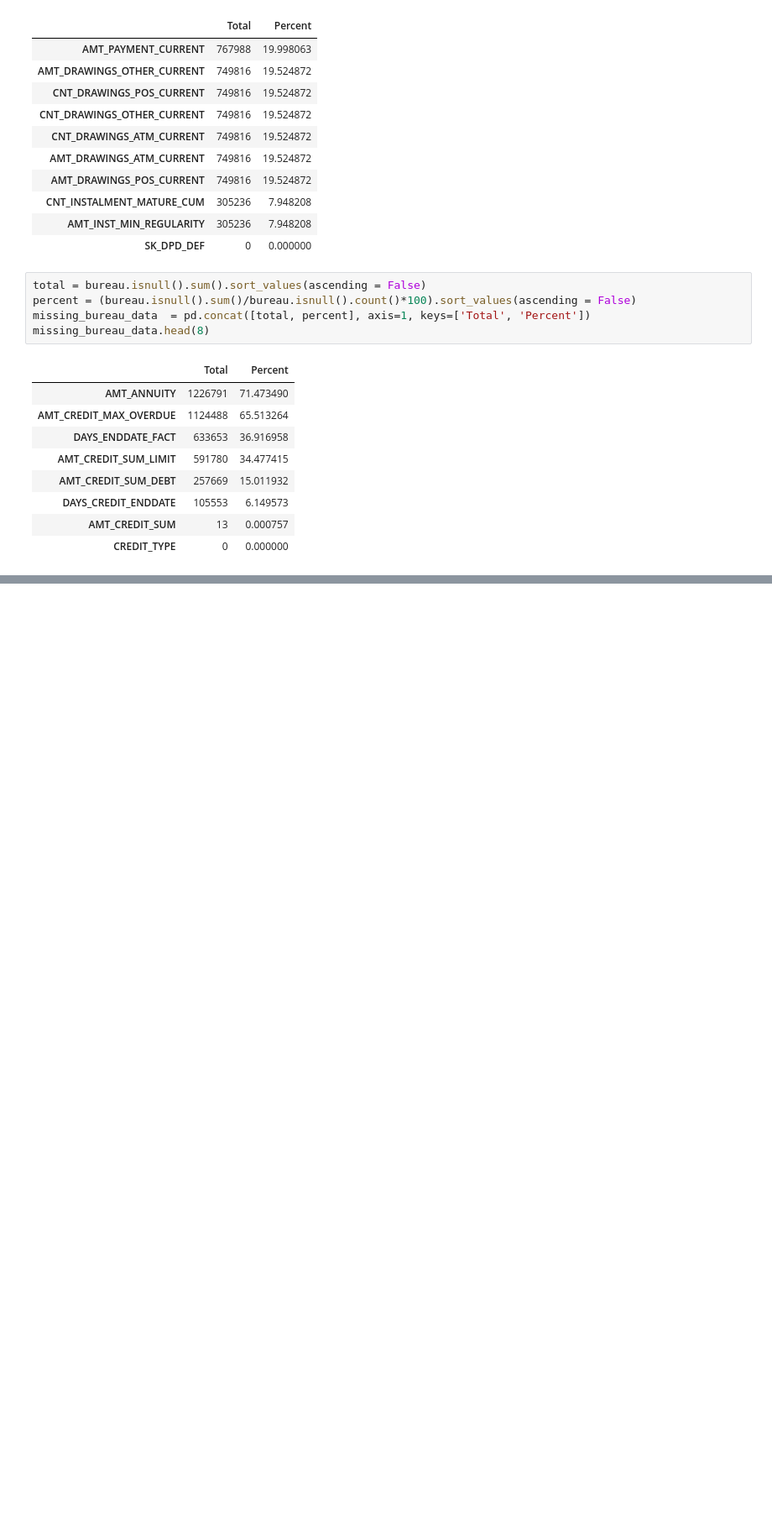
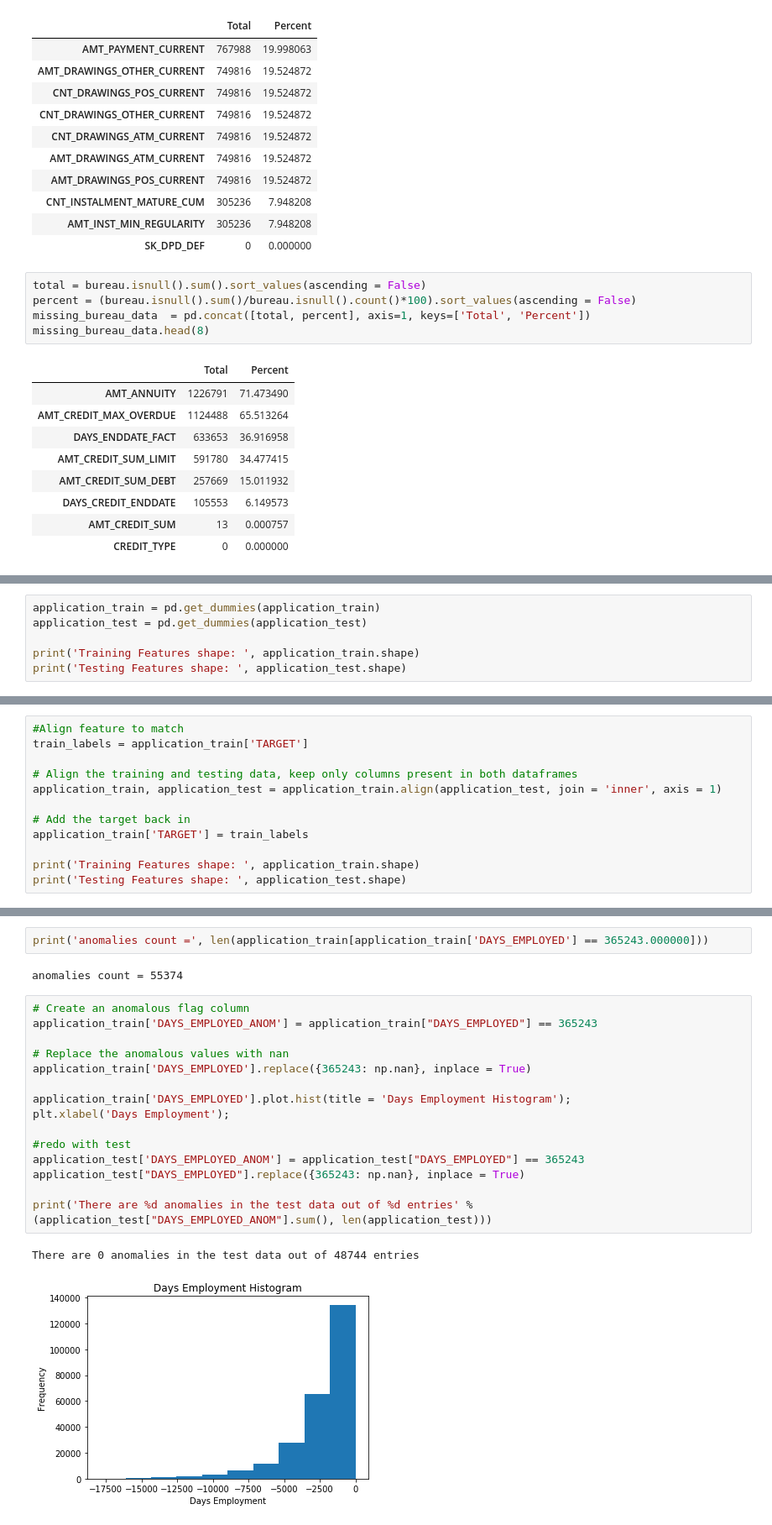
Before and after one commit to Zen3515/Home-Credit-Default-Risk, a Jupyter notebook: EDA.ipynb, the cells around one changed output, grey strips where cells are left out. Shown at 84% size. Drawn from its saved outputs; the diff is of its cells as text; blank space fills up the shorter version.

```diff
--- a/EDA.ipynb
+++ b/EDA.ipynb
@@ -287,0 +412,6 @@ missing_bureau_data.head(8)
+# %%
+application_train = pd.get_dummies(application_train)
+application_test = pd.get_dummies(application_test)
+
+print('Training Features shape: ', application_train.shape)
+print('Testing Features shape: ', application_test.shape)
@@ -287,0 +427,12 @@ missing_bureau_data.head(8)
+# %%
+#Align feature to match
+train_labels = application_train['TARGET']
+
+# Align the training and testing data, keep only columns present in both dataframes
+application_train, application_test = application_train.align(application_test, join = 'inner', axis = 1)
+
+# Add the target back in
+application_train['TARGET'] = train_labels
+
+print('Training Features shape: ', application_train.shape)
+print('Testing Features shape: ', application_test.shape)
@@ -287,0 +468,22 @@ missing_bureau_data.head(8)
+# %%
+print('anomalies count =', len(application_train[application_train['DAYS_EMPLOYED'] == 365243.000000]))
+# %% [output]
+anomalies count = 55374
+# %%
+# Create an anomalous flag column
+application_train['DAYS_EMPLOYED_ANOM'] = application_train["DAYS_EMPLOYED"] == 365243
+
+# Replace the anomalous values with nan
+application_train['DAYS_EMPLOYED'].replace({365243: np.nan}, inplace = True)
+
+application_train['DAYS_EMPLOYED'].plot.hist(title = 'Days Employment Histogram');
+plt.xlabel('Days Employment');
+
+#redo with test
+application_test['DAYS_EMPLOYED_ANOM'] = application_test["DAYS_EMPLOYED"] == 365243
+application_test["DAYS_EMPLOYED"].replace({365243: np.nan}, inplace = True)
+
+print('There are %d anomalies in the test data out of %d entries' % (application_test["DAYS_EMPLOYED_ANOM"].sum(), len(application_test)))
+# %% [output]
+There are 0 anomalies in the test data out of 48744 entries
+[figure, added]
```
Also changed, not shown: parts of 42 cells of this notebook, 2 other files.
